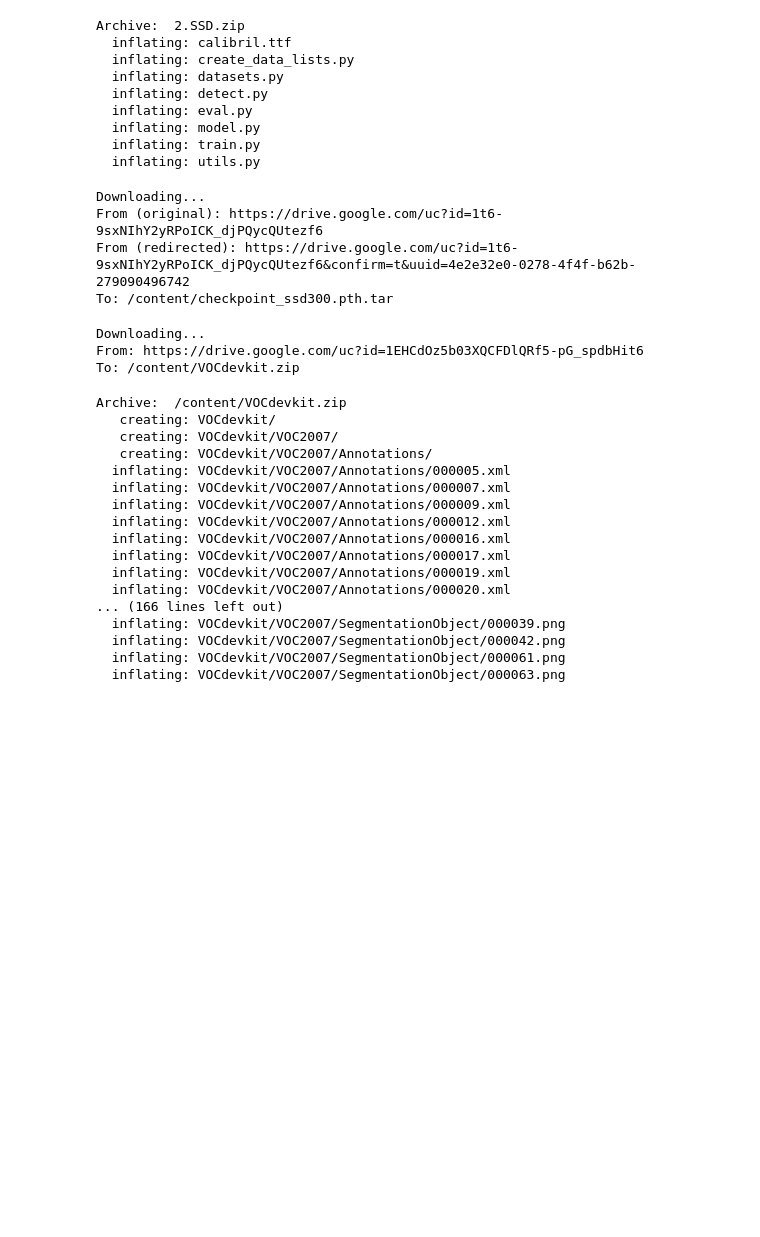
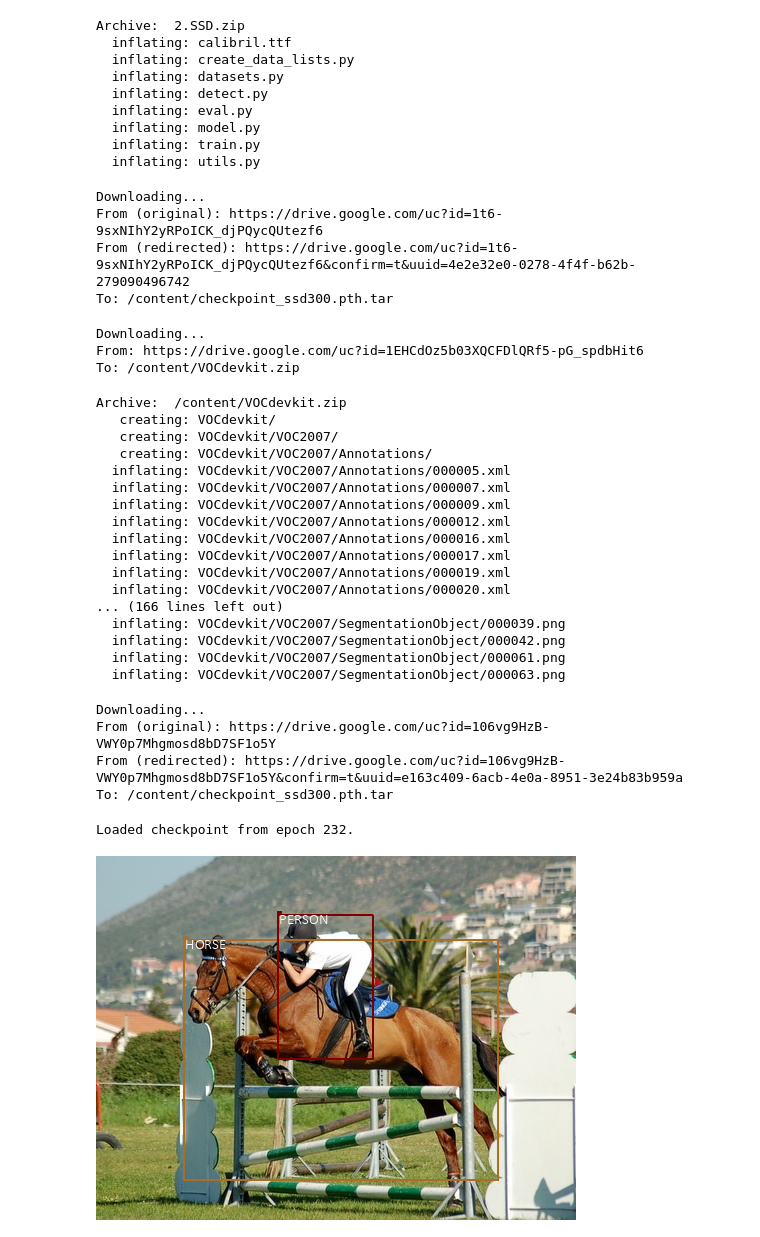
Before and after one commit to imguru-mooc/AI_AGENTS, a Jupyter notebook: AI_VISION/2.SSD/SSD.ipynb, the cells around one changed output. Saved outputs shown, nothing was run; the diff lists cells and outputs as text; code cells hidden in the pictures; blank space fills up the shorter version.

```diff
--- a/AI_VISION/2.SSD/SSD.ipynb
+++ b/AI_VISION/2.SSD/SSD.ipynb
@@ -65,6 +63,15 @@ Archive:  /content/VOCdevkit.zip
   inflating: VOCdevkit/VOC2007/SegmentationObject/000042.png
   inflating: VOCdevkit/VOC2007/SegmentationObject/000061.png
   inflating: VOCdevkit/VOC2007/SegmentationObject/000063.png
+# %%
+file_id = '106vg9HzB-VWY0p7Mhgmosd8bD7SF1o5Y'  # 여기에 파일 ID 입력
+# 다운로드
+!gdown https://drive.google.com/uc?id={file_id}
+# %% [output]
+Downloading...
+From (original): https://drive.google.com/uc?id=106vg9HzB-VWY0p7Mhgmosd8bD7SF1o5Y
+From (redirected): https://drive.google.com/uc?id=106vg9HzB-VWY0p7Mhgmosd8bD7SF1o5Y&confirm=t&uuid=e163c409-6acb-4e0a-8951-3e24b83b959a
+To: /content/checkpoint_ssd300.pth.tar
 # %%
 from IPython.display import display
 from torchvision import transforms
@@ -75,7 +82,7 @@ device = torch.device("cuda" if torch.cuda.is_available() else "cpu")
 
 # Load model checkpoint
 checkpoint = 'checkpoint_ssd300.pth.tar'
-checkpoint = torch.load(checkpoint)
+checkpoint = torch.load(checkpoint,weights_only=False)
 start_epoch = checkpoint['epoch'] + 1
 print('\nLoaded checkpoint from epoch %d.\n' % start_epoch)
 model = checkpoint['model']
@@ -87,6 +94,8 @@ resize = transforms.Resize((300, 300))
 to_tensor = transforms.ToTensor()
 normalize = transforms.Normalize(mean=[0.485, 0.456, 0.406],
                                  std=[0.229, 0.224, 0.225])
+# %% [output]
+Loaded checkpoint from epoch 232.
 # %%
 def detect(original_image, min_score, max_overlap, top_k, suppress=None):
     """
@@ -151,9 +160,9 @@ def detect(original_image, min_score, max_overlap, top_k, suppress=None):
         #     det_labels[i]])  # a fourth rectangle at an offset of 1 pixel to increase line thickness
 
         # Text
-        text_size = font.getsize(det_labels[i].upper())
+        # text_size = font.getsize(det_labels[i].upper())
         # print(text_size)
-        # text_size = font.getbbox (det_labels[i].upper())
+        text_size = font.getbbox (det_labels[i].upper())
         text_location = [box_location[0] + 2., box_location[1] - text_size[1]]
         textbox_location = [box_location[0], box_location[1] - text_size[1], box_location[0] + text_size[0] + 4.,
                             box_location[1]]
@@ -165,9 +174,11 @@ def detect(original_image, min_score, max_overlap, top_k, suppress=None):
     return annotated_image
 # %%
 if __name__ == '__main__':
-    img_path = '/content/VOCdevkit/VOC2007/JPEGImages/000015.jpg'
+    img_path = '/content/VOCdevkit/VOC2007/JPEGImages/000017.jpg'
     original_image = Image.open(img_path, mode='r')
     original_image = original_image.convert('RGB')
     annotated_image = detect(original_image, min_score=0.2, max_overlap=0.5, top_k=200)
 
     display(annotated_image)
+# %% [output]
+[figure, added]
```
Also changed, not shown: parts of 1 cell of this notebook.
